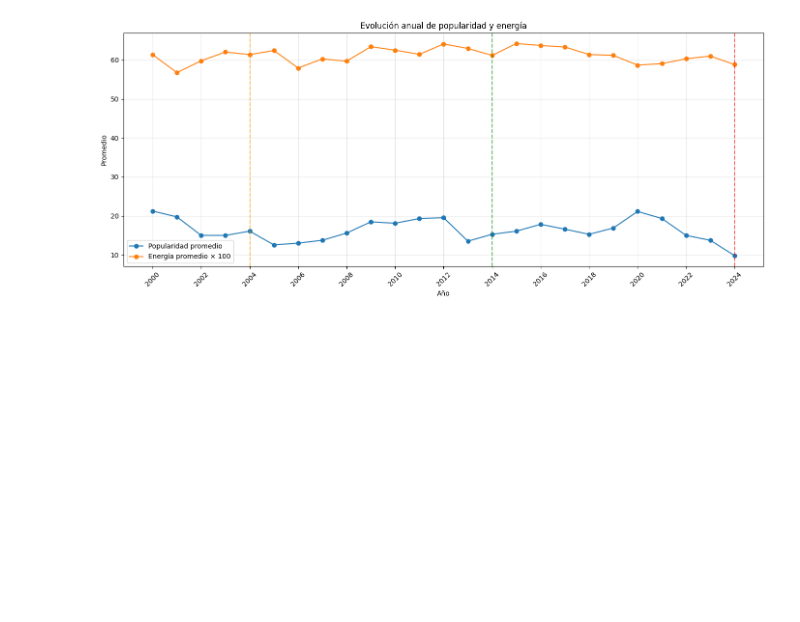
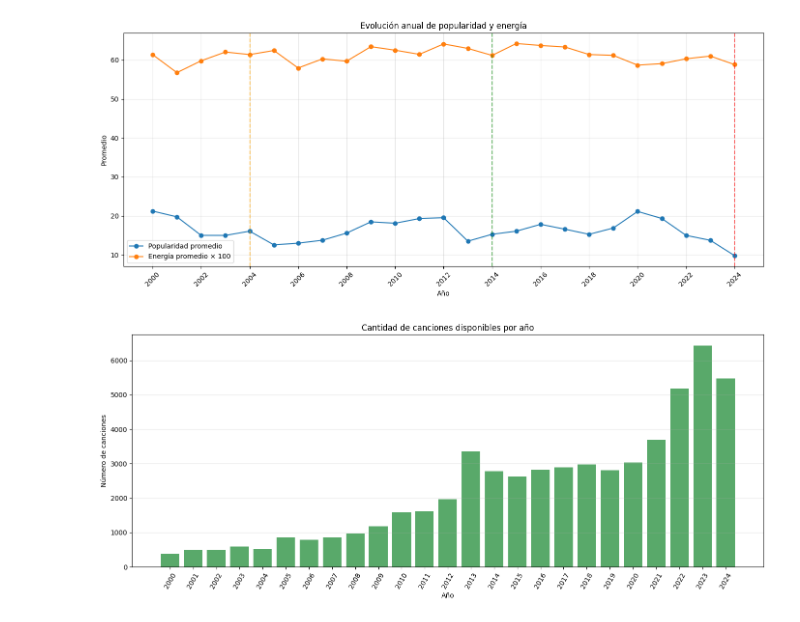
Before and after one commit to Manu26519/Final-Prog, a Jupyter notebook: ppp.ipynb, the cells around one changed output. Cells and saved outputs as stored; diff of their text form; code cells hidden in the pictures; blank space fills up the shorter version.

```diff
--- a/ppp.ipynb
+++ b/ppp.ipynb
@@ -671,3 +670,21 @@ else:
     print("No está disponible la columna energy.")
 # %% [output]
 [figure]
+# %%
+plt.figure(figsize=(14, 6))
+
+plt.bar(
+    conteo_anual.index,
+    conteo_anual.values,
+    color="#59a96a"
+)
+
+plt.title("Cantidad de canciones disponibles por año")
+plt.xlabel("Año")
+plt.ylabel("Número de canciones")
+plt.xticks(range(2000, 2025, 1), rotation=60)
+plt.grid(axis="y", alpha=0.3)
+plt.tight_layout()
+plt.show()
+# %% [output]
+[figure, added]
```
Also changed, not shown: parts of 1 cell of this notebook.
